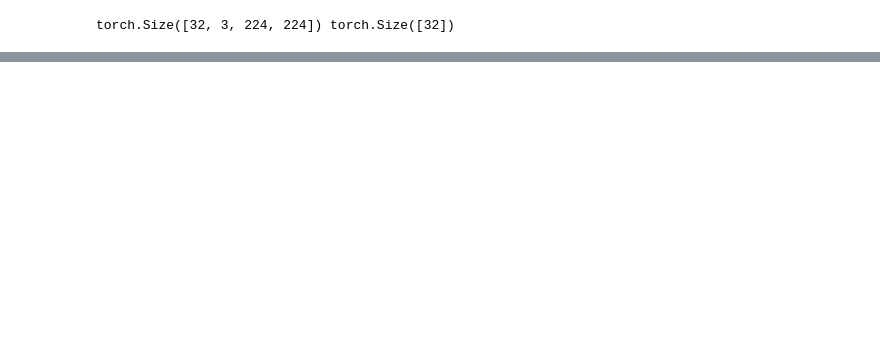
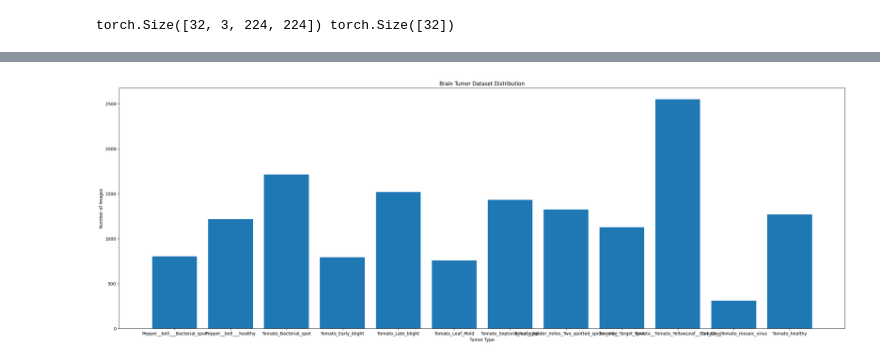
Before and after one commit to SandeepMuhal88/Fine_Tuning_In_Deep_learning, a Jupyter notebook: Experiment_01/EXP_02.ipynb, the cells around one changed output, grey strips where cells are left out. Cells and saved outputs as stored; diff of their text form; code cells hidden in the pictures; blank space fills up the shorter version.

Commit message:
apply the datasets class

```diff
--- a/Experiment_01/EXP_02.ipynb
+++ b/Experiment_01/EXP_02.ipynb
@@ -31,7 +31,7 @@ torch.manual_seed(42)
 <torch._C.Generator at 0x...>
 # %%
 transform=transforms.Compose([
-    transforms.Resize((224,224)),
+    transforms.Resize(224),
     transforms.RandomHorizontalFlip(),
     transforms.RandomRotation(20),
     transforms.ToTensor(),
@@ -116,0 +142,9 @@ torch.Size([32, 3, 224, 224]) torch.Size([32])
+# %%
+from collections import Counter
+
+# Folder-wise image counts
+labels = [label for _, label in train_dataset]
+counter = Counter(labels)
+
+for i, c in enumerate(classes):
+    print(f"{c}: {counter[i]} images")
@@ -116,0 +164,9 @@ torch.Size([32, 3, 224, 224]) torch.Size([32])
+# %%
+plt.figure(figsize=(30,10))
+plt.bar(classes, [counter[i] for i in range(len(classes))])
+plt.xlabel("Tumor Type")
+plt.ylabel("Number of Images")
+plt.title("Brain Tumor Dataset Distribution")
+plt.show()
+# %% [output]
+[figure, added]
```
Also changed, not shown: parts of 6 cells of this notebook.
